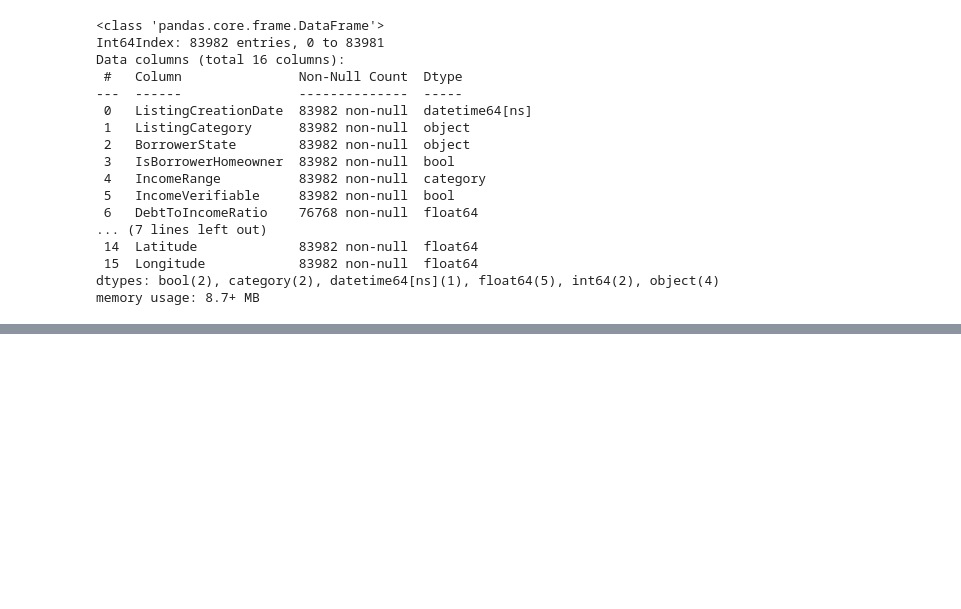
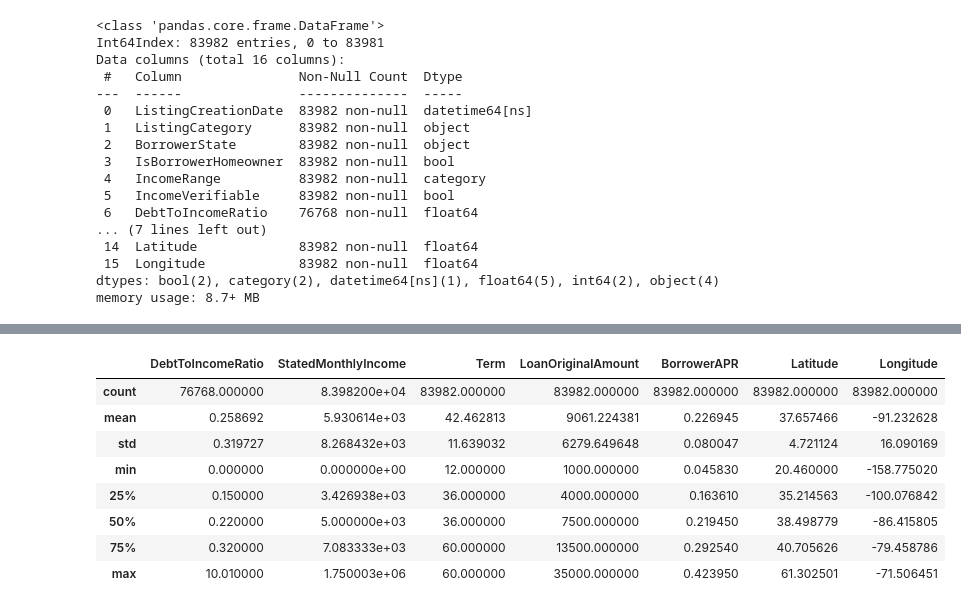
Before and after one commit to Lippins/Prosper-Loan-Data, a Jupyter notebook: exploration.ipynb, the cells around one changed output, grey strips where cells are left out. Saved outputs shown, nothing was run; the diff lists cells and outputs as text; code cells hidden in the pictures; blank space fills up the shorter version.

```diff
--- a/exploration.ipynb
+++ b/exploration.ipynb
@@ -350,0 +354,13 @@ We will explore our data systematically by building univariate, bivariate and mu
+# %%
+# Compute descriptive statistics for all numeric columns
+loan_df.describe()
+# %% [output]
+|  | DebtToIncomeRatio | StatedMonthlyIncome | Term | LoanOriginalAmount | BorrowerAPR | Latitude | Longitude |
+| count | 76768.000000 | 8.398200e+04 | 83982.000000 | 83982.000000 | 83982.000000 | 83982.000000 | 83982.000000 |
+| mean | 0.258692 | 5.930614e+03 | 42.462813 | 9061.224381 | 0.226945 | 37.657466 | -91.232628 |
+| std | 0.319727 | 8.268432e+03 | 11.639032 | 6279.649648 | 0.080047 | 4.721124 | 16.090169 |
+| min | 0.000000 | 0.000000e+00 | 12.000000 | 1000.000000 | 0.045830 | 20.460000 | -158.775020 |
+| 25% | 0.150000 | 3.426938e+03 | 36.000000 | 4000.000000 | 0.163610 | 35.214563 | -100.076842 |
+| 50% | 0.220000 | 5.000000e+03 | 36.000000 | 7500.000000 | 0.219450 | 38.498779 | -86.415805 |
+| 75% | 0.320000 | 7.083333e+03 | 60.000000 | 13500.000000 | 0.292540 | 40.705626 | -79.458786 |
+| max | 10.010000 | 1.750003e+06 | 60.000000 | 35000.000000 | 0.423950 | 61.302501 | -71.506451 |
```
Also changed, not shown: parts of 17 cells of this notebook.
